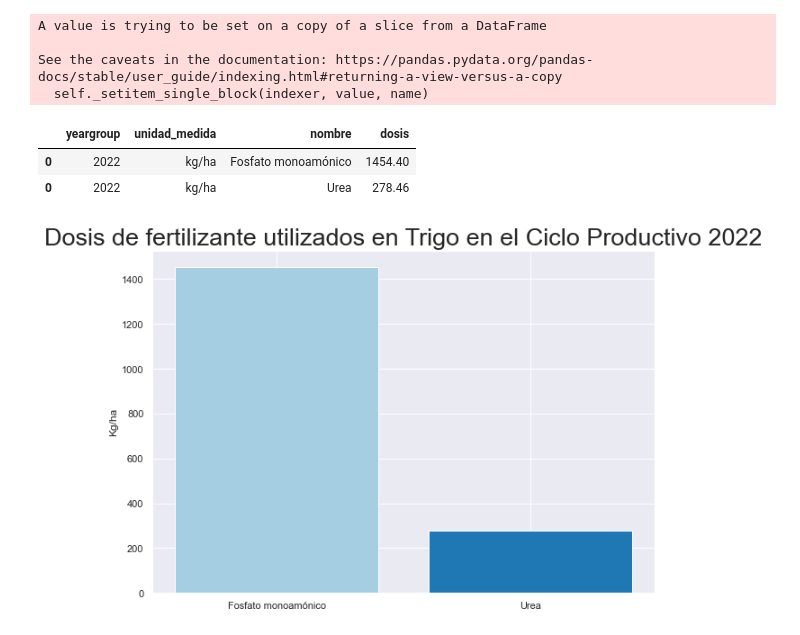
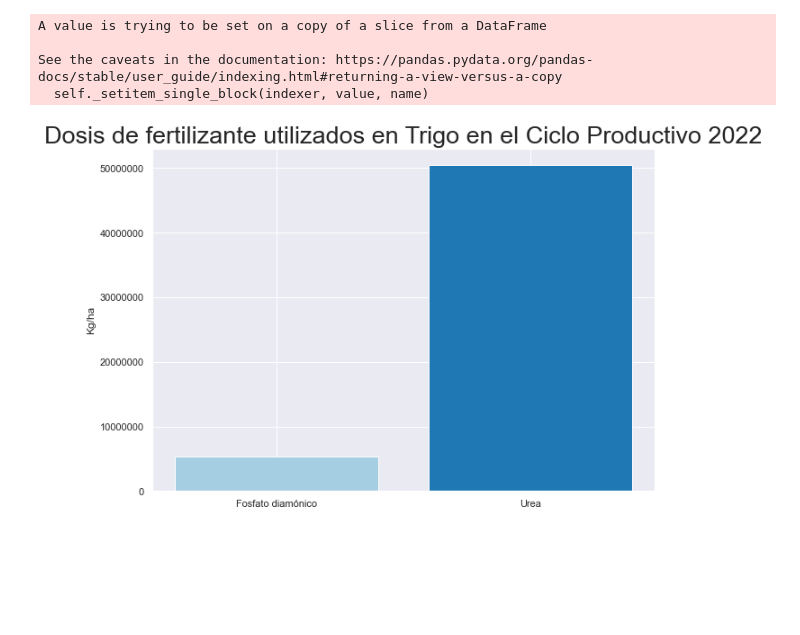
Before and after one commit to FranSPG/auravant-visualizations, a Jupyter notebook: visualization_yield_area_by_crop/visualization_yield_area_by_crop.ipynb, the cells around one changed output. Cells and saved outputs as stored; diff of their text form; code cells hidden in the pictures; blank space fills up the shorter version.

```diff
--- a/visualization_yield_area_by_crop/visualization_yield_area_by_crop.ipynb
+++ b/visualization_yield_area_by_crop/visualization_yield_area_by_crop.ipynb
@@ -107,7 +107,7 @@ plt.show()
 # %% [output]
 [figure]
 # %%
-QUERY_SUPPLIES_2022 = """select cp.yeargroup, sum(il.dosis) dosis, il.unidad_medida, i.nombre
+QUERY_SUPPLIES_2022 = """select cp.yeargroup, sum(il.dosis) dosis, il.unidad_medida, i.nombre insumo_vecino
                             from ciclos_productivos cp,
                                  siembras s, cultivos c, labores lab,
                                  insumos_labores il, insumos i
@@ -129,42 +129,36 @@ A value is trying to be set on a copy of a slice from a DataFrame
 
 See the caveats in the documentation: https://pandas.pydata.org/pandas-docs/stable/user_guide/indexing.html#returning-a-view-versus-a-copy
   self._setitem_single_block(indexer, value, name)
+# %%
+df_supplies_2022.rename(columns={'insumo_vecino_stand': 'nombre'}, inplace=True)
+df_supplies_2022.rename(columns={'insumo_vecino': 'nombre_original'}, inplace=True)
 # %%
-df_urea_supply_2022 = df_supplies_2022[df_supplies_2022['nombre'].str.lower().str.contains('urea')].copy()
+df_urea_supply_2022 = df_supplies_2022.loc[df_supplies_2022['nombre'].str.lower() == 'urea', ["yeargroup", "unidad_medida", "nombre", "dosis"]].copy()
 df_urea_supply_2022.loc[:, 'nombre'] = 'Urea'
 df_urea_supply_2022 = stand_unidad_medida(df_urea_supply_2022)
-df_urea_supply_2022 = df_urea_supply_2022.loc[(df_urea_supply_2022['dosis'] >= 10) &
-                                              (df_urea_supply_2022['dosis'] <= 400) &
-                                              (df_urea_supply_2022['unidad_medida'] == "kg/ha")].groupby(['yeargroup', 'unidad_medida', 'nombre'], as_index=False)['dosis'].sum()
+df_urea_supply_2022 = df_urea_supply_2022.loc[df_urea_supply_2022['unidad_medida'] == "kg/ha"].groupby(['yeargroup', 'unidad_medida', 'nombre'], as_index=False)['dosis'].sum()
 # %%
-df_fosfato_supply_2022 = df_supplies_2022[df_supplies_2022['nombre'].str.lower().str.contains('fosfato monoamónico|dap|fosfato monoamonico')].copy()
-df_fosfato_supply_2022.loc[:, 'nombre'] = 'Fosfato monoamónico'
+df_fosfato_supply_2022 = df_supplies_2022[df_supplies_2022['nombre'].str.lower() == 'fosfatodiamonico'].copy()
+df_fosfato_supply_2022.loc[:, 'nombre'] = 'Fosfato diamónico'
 df_fosfato_supply_2022 = stand_unidad_medida(df_fosfato_supply_2022)
-df_fosfato_supply_2022 = df_fosfato_supply_2022.loc[(df_fosfato_supply_2022['dosis'] >= 10) &
-                                                    (df_fosfato_supply_2022['dosis'] <= 400) &
-                                                    (df_fosfato_supply_2022['unidad_medida'] == "kg/ha")].groupby(['yeargroup', 'unidad_medida', 'nombre'], as_index=False)['dosis'].sum()
+df_fosfato_supply_2022 = df_fosfato_supply_2022.loc[df_fosfato_supply_2022['unidad_medida'] == "kg/ha"].groupby(['yeargroup', 'unidad_medida', 'nombre'], as_index=False)['dosis'].sum()
 # %%
 df_urea_fosfato = pd.concat([df_fosfato_supply_2022, df_urea_supply_2022])
-# %%
-df_urea_fosfato
-# %% [output]
-|  | yeargroup | unidad_medida | nombre | dosis |
-| 0 | 2022 | kg/ha | Fosfato monoamónico | 1454.40 |
-| 0 | 2022 | kg/ha | Urea | 278.46 |
 # %%
 data = df_urea_fosfato['dosis'].values
 labels = df_urea_fosfato['nombre'].values
 
 colors = sns.color_palette('Paired')[0:2]
 
 plt.figure(figsize=(10,7))
 plt.bar(labels,
         data,
         color=colors)
 
 plt.title("Dosis de fertilizante utilizados en Trigo en el Ciclo Productivo 2022", fontdict={"fontsize": 27})
 plt.ylabel('Kg/ha')
+plt.ticklabel_format(axis="y", style='plain')
 plt.show()
 # %% [output]
-[figure, old version]
+[figure, new version]
 # %%
```
Also changed, not shown: parts of 5 cells of this notebook.
